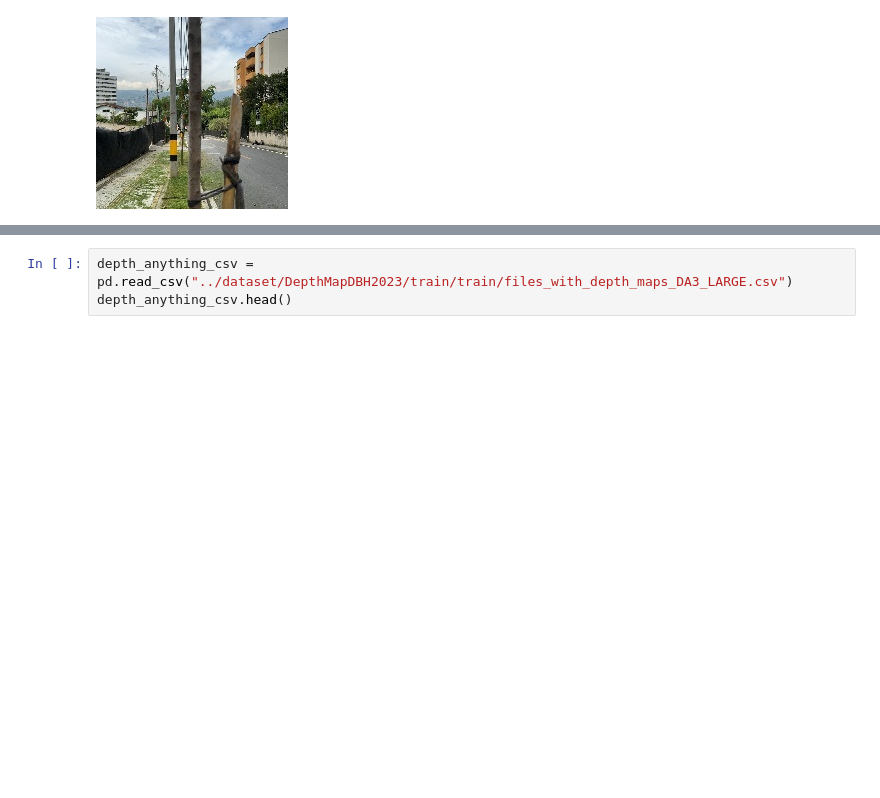
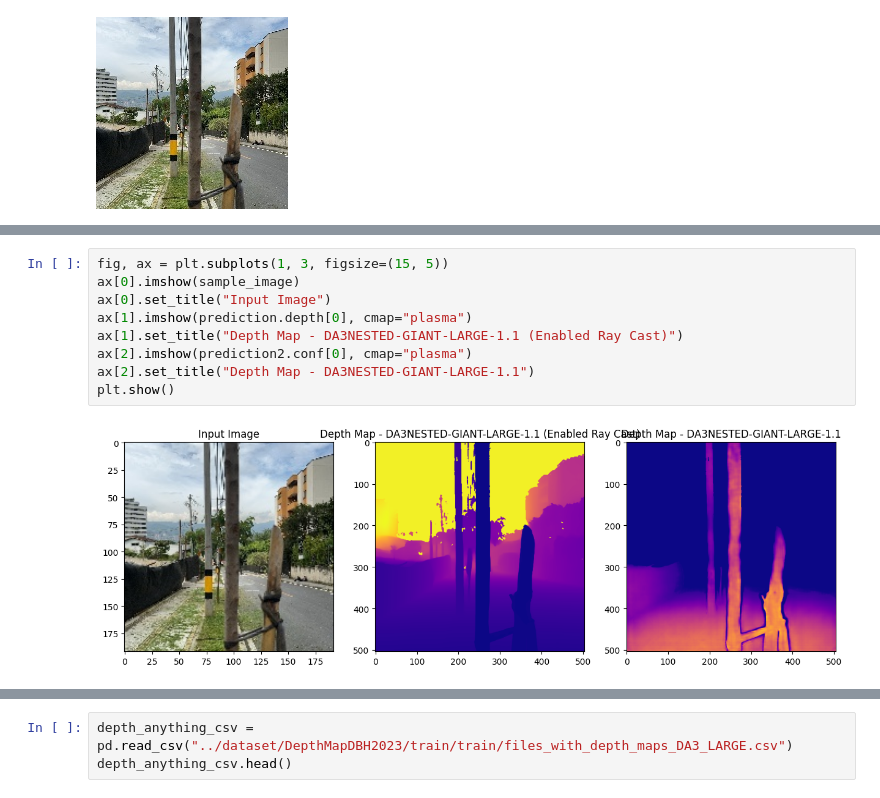
Before and after one commit to ovenmakemeheat/BKS-plant-search, a Jupyter notebook: notebooks/batch_dataset_generate.ipynb, the cells around one changed output, grey strips where cells are left out. Cells and saved outputs as stored; diff of their text form; blank space fills up the shorter version.

```diff
--- a/notebooks/batch_dataset_generate.ipynb
+++ b/notebooks/batch_dataset_generate.ipynb
@@ -123,0 +117,11 @@ plt.show()
+# %%
+fig, ax = plt.subplots(1, 3, figsize=(15, 5))
+ax[0].imshow(sample_image)
+ax[0].set_title("Input Image")
+ax[1].imshow(prediction.depth[0], cmap="plasma")
+ax[1].set_title("Depth Map - DA3NESTED-GIANT-LARGE-1.1 (Enabled Ray Cast)")
+ax[2].imshow(prediction2.conf[0], cmap="plasma")
+ax[2].set_title("Depth Map - DA3NESTED-GIANT-LARGE-1.1")
+plt.show()
+# %% [output]
+[figure, added]
```
Also changed, not shown: parts of 9 cells of this notebook, 5 other files.
